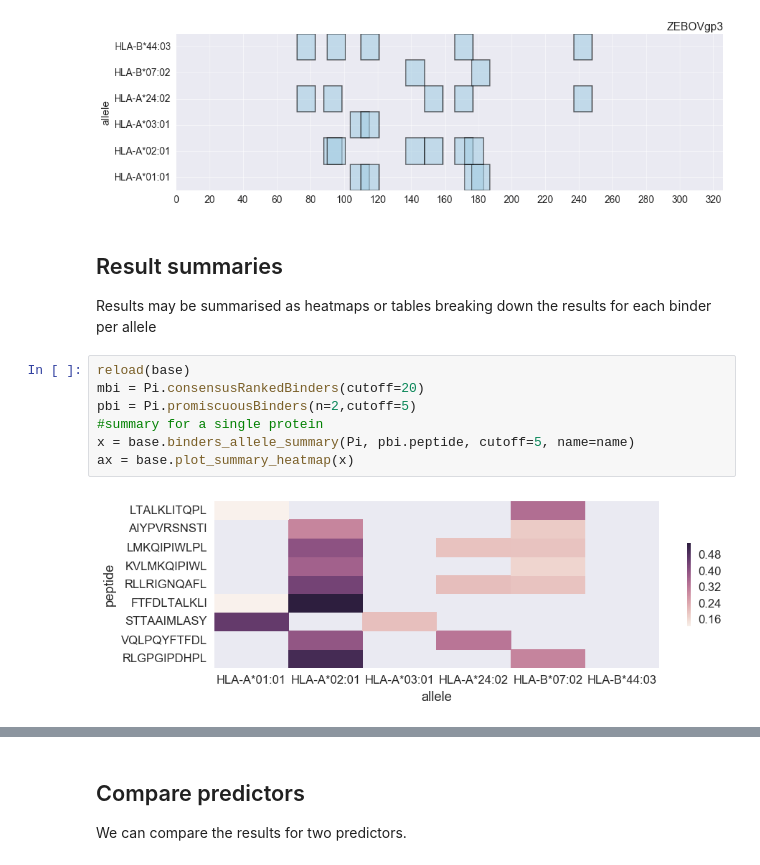
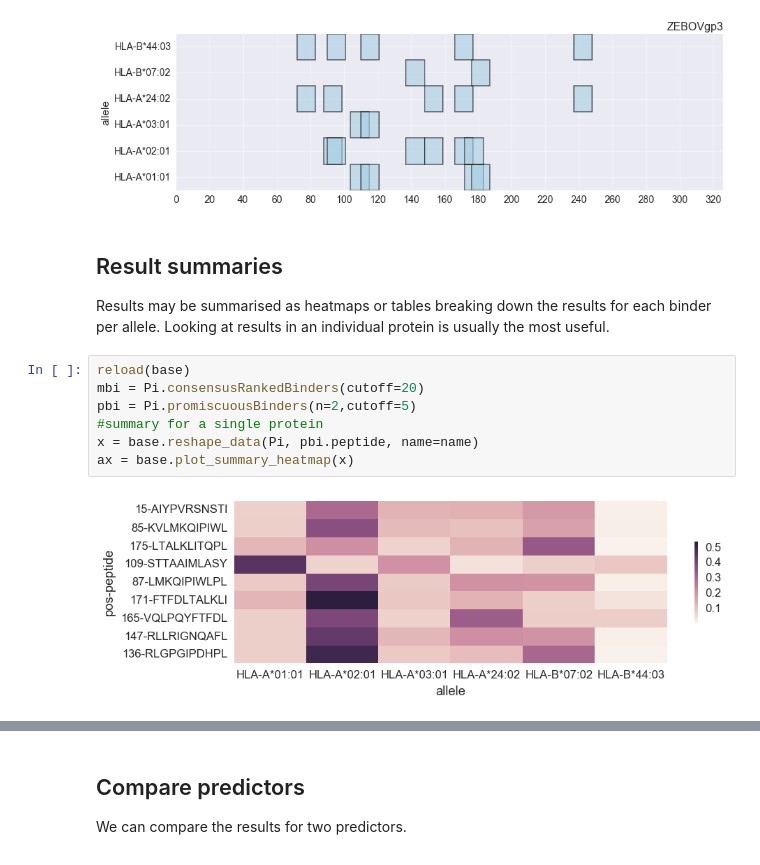
Before and after one commit to dmnfarrell/epitopepredict, a Jupyter notebook: examples/basics.ipynb, the cells around one changed output, grey strips where cells are left out. Cells and saved outputs as stored; diff of their text form.

```diff
--- a/examples/basics.ipynb
+++ b/examples/basics.ipynb
@@ -163,14 +164,14 @@ ax = ep.plotting.plot_tracks([Pi], name, cutoff=5, n=2, figsize=(14,4))
 [figure]
 # %% [markdown]
 ## Result summaries
-Results may be summarised as heatmaps or tables breaking down the results for each binder per allele
+Results may be summarised as heatmaps or tables breaking down the results for each binder per allele. Looking at results in an individual protein is usually the most useful.
 # %%
 reload(base)
 mbi = Pi.consensusRankedBinders(cutoff=20)
 pbi = Pi.promiscuousBinders(n=2,cutoff=5)
 #summary for a single protein
-x = base.binders_allele_summary(Pi, pbi.peptide, cutoff=5, name=name)
+x = base.reshape_data(Pi, pbi.peptide, name=name)
 ax = base.plot_summary_heatmap(x)
 # %% [output]
-[figure, old version]
+[figure, new version]
 # %%
```
Also changed, not shown: parts of 10 cells of this notebook, 4 other files.
